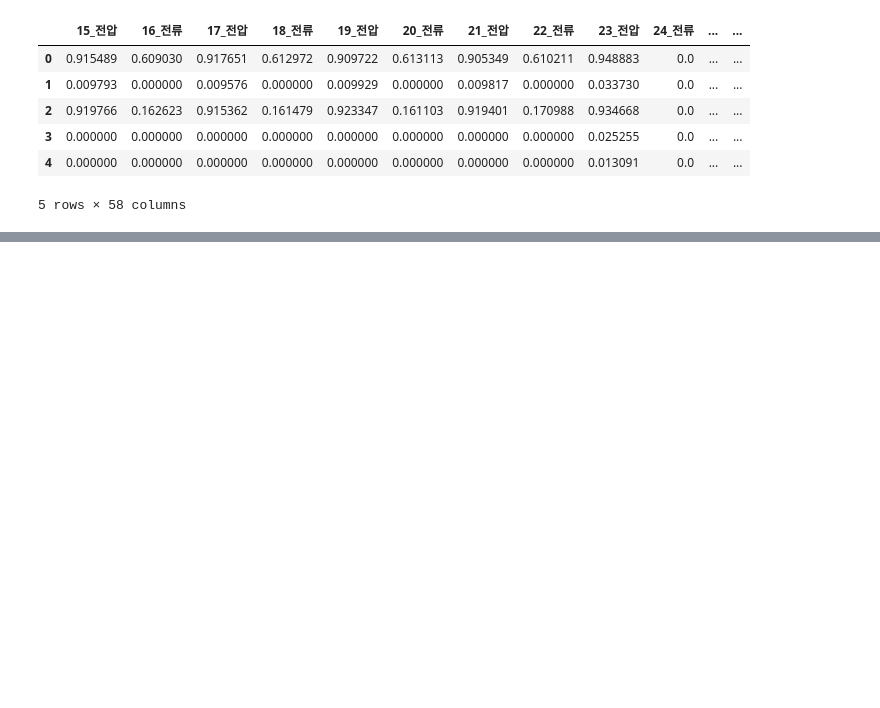
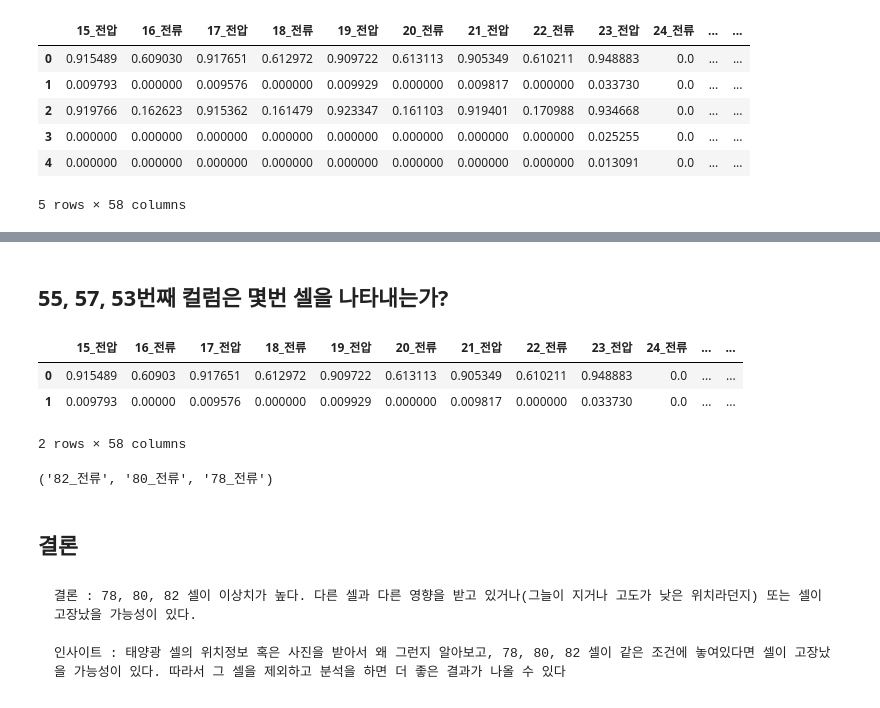
Before and after one commit to name1929/Project, a Jupyter notebook: 동서발전 (3)패널 이상치 검증(오토인코더).ipynb, the cells around one changed output, grey strips where cells are left out. Drawn from its saved outputs; the diff is of its cells as text; code cells hidden in the pictures; blank space fills up the shorter version.

```diff
--- a/동서발전(3)패널 이상치 검증(오토인코더).ipynb
+++ b/동서발전 (3)패널 이상치 검증(오토인코더).ipynb
@@ -442,0 +455,19 @@ result_list_df.head()
+# %% [markdown]
+## 55, 57, 53번째 컬럼은 몇번 셀을 나타내는가?
+# %%
+X_test_reset_df.head(2)
+# %% [output]
+|  | 15_전압 | 16_전류 | 17_전압 | 18_전류 | 19_전압 | 20_전류 | 21_전압 | 22_전류 | 23_전압 | 24_전류 | ... | ... |
+| 0 | 0.915489 | 0.60903 | 0.917651 | 0.612972 | 0.909722 | 0.613113 | 0.905349 | 0.610211 | 0.948883 | 0.0 | ... | ... |
+| 1 | 0.009793 | 0.00000 | 0.009576 | 0.000000 | 0.009929 | 0.000000 | 0.009817 | 0.000000 | 0.033730 | 0.0 | ... | ... |
+2 rows × 58 columns
+# %%
+X_test_reset_df.columns[57], X_test_reset_df.columns[55], X_test_reset_df.columns[53]
+# %% [output]
+('82_전류', '80_전류', '78_전류')
+# %% [markdown]
+## 결론
+# %% [markdown]
+    결론 : 78, 80, 82 셀이 이상치가 높다. 다른 셀과 다른 영향을 받고 있거나(그늘이 지거나 고도가 낮은 위치라던지) 또는 셀이 고장났을 가능성이 있다.
+
+    인사이트 : 태양광 셀의 위치정보 혹은 사진을 받아서 왜 그런지 알아보고, 78, 80, 82 셀이 같은 조건에 놓여있다면 셀이 고장났을 가능성이 있다. 따라서 그 셀을 제외하고 분석을 하면 더 좋은 결과가 나올 수 있다
```
Also changed, not shown: parts of 60 cells of this notebook.
